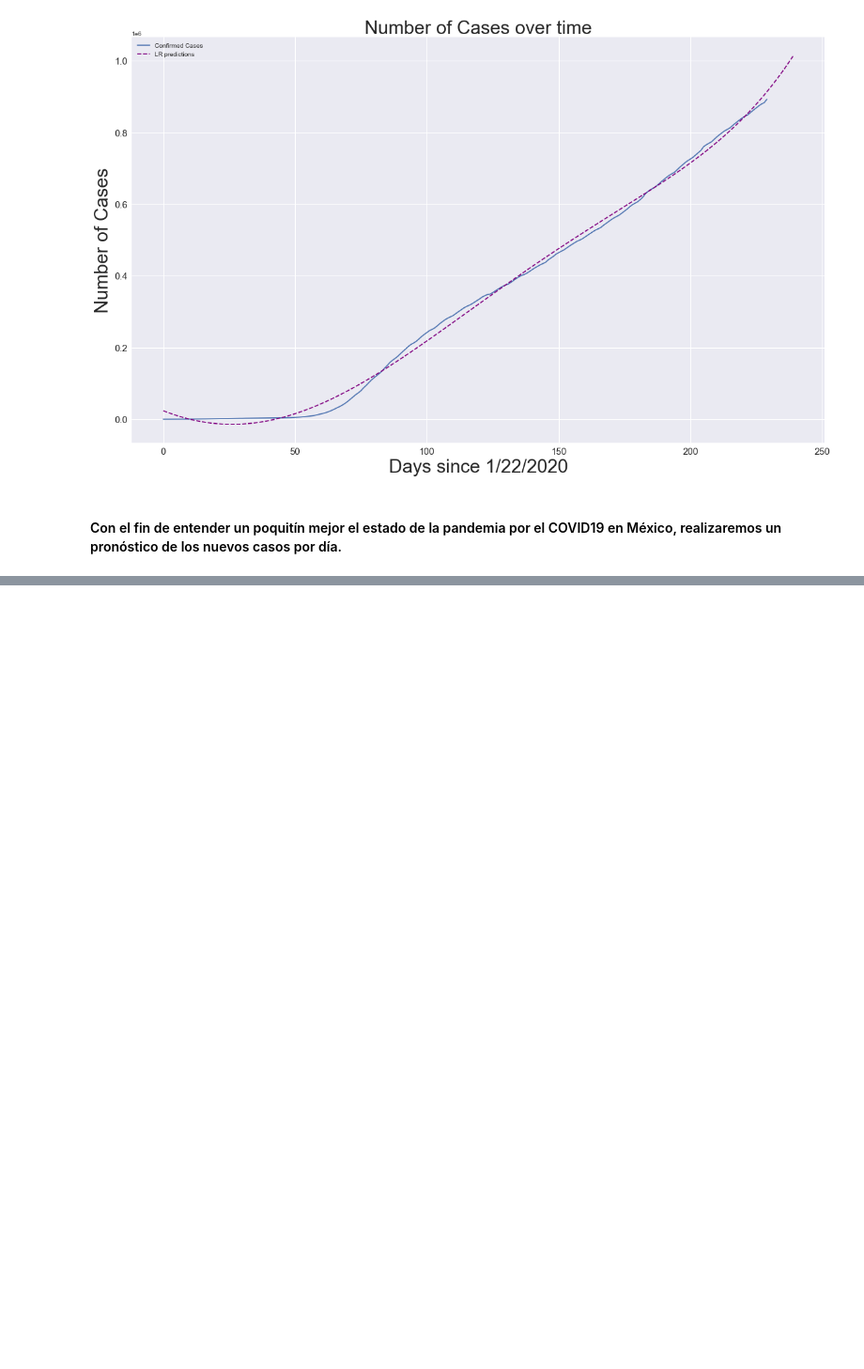
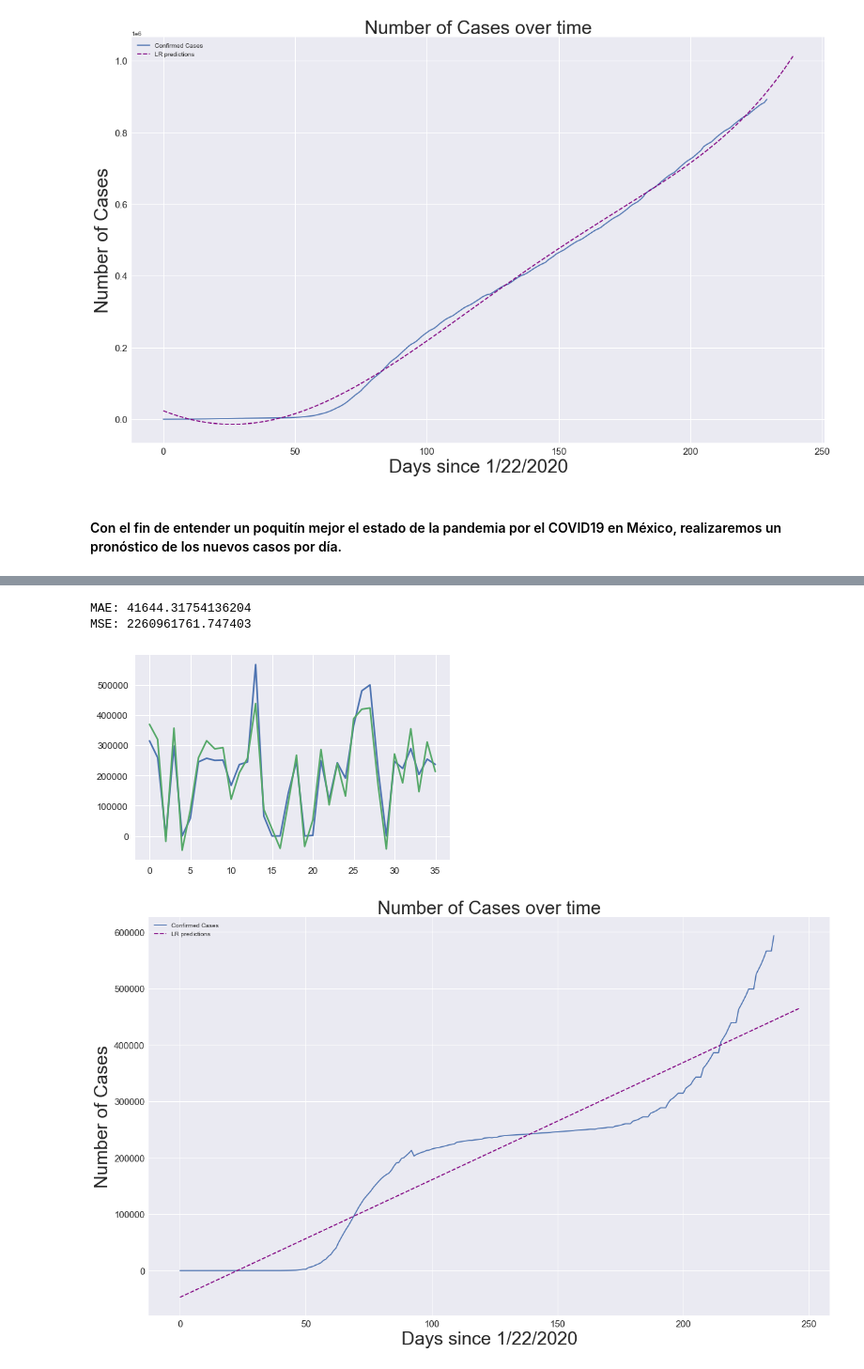
Before and after one commit to ivansmorales/Machine-Learning-Class, a Jupyter notebook: Class Samples/Ejercicio_Prediccion.ipynb, the cells around one changed output, grey strips where cells are left out. Shown at 94% size. Cells and saved outputs as stored; diff of their text form; code cells hidden in the pictures; blank space fills up the shorter version.

```diff
--- a/Class Samples/Ejercicio_Prediccion.ipynb
+++ b/Class Samples/Ejercicio_Prediccion.ipynb
@@ -517,0 +544,15 @@ plt.show()
+# %%
+import numpy as np
+import pandas as pd
+import matplotlib.pyplot as plt
+import matplotlib.colors as mcolors
+import random
+import math
+import time
+from sklearn.model_selection import RandomizedSearchCV, train_test_split
+from sklearn.svm import SVR
+from sklearn.metrics import mean_squared_error, mean_absolute_error
+import datetime
+import operator
+plt.style.use('seaborn')
+%matplotlib inline
@@ -517,0 +562,64 @@ plt.show()
+# %%
+#Html paths for csv files from John Hopkins - Confirmed / Death cases
+confirmedPath = 'https://raw.githubusercontent.com/CSSEGISandData/COVID-19/master/csse_covid_19_data/csse_covid_19_time_series/time_series_covid19_confirmed_global.csv'
+
+confirmed_cases = pd.read_csv(confirmedPath, header=0, index_col=0, parse_dates=True, squeeze=True)
+confirmed_cases = confirmed_cases.reset_index()
+cols = confirmed_cases.keys()
+
+spain_confirmed = confirmed_cases[confirmed_cases["Country/Region"] == "Spain"]
+confirmed = spain_confirmed.loc[:, cols[4]:cols[-1]]
+dates = confirmed.keys()
+world_cases = []
+mortality_rate = []
+
+for i in dates:
+    confirmed_sum = confirmed[i].sum()
+    world_cases.append(confirmed_sum)
+    #mortality_rate.append(death_sum/confirmed_sum)
+
+days_since = np.array([i for i in range(len(dates))]).reshape(-1,1)
+world_cases = np.array(world_cases).reshape(-1,1)
+
+days_in_future = 10
+future_forecast = np.array([i for i in range(len(dates)+days_in_future)]).reshape(-1,1)
+adjusted_dates = future_forecast[:-10]
+
+start = '1/22/2020'
+start_date = datetime.datetime.strptime(start, '%m/%d/%Y')
+future_forecast_dates = []
+for i in range(len(future_forecast)):
+    future_forecast_dates.append((start_date + datetime.timedelta(days=i)).strftime('%m/%d/%Y'))
+
+latest_confirmed = confirmed_cases[dates[-4]]
+latest_deaths = death_cases[dates[-4]]
+
+X_train_confirmed, X_test_confirmed, y_train_confirmed, y_test_confirmed = train_test_split(days_since, world_cases,
+                                                    test_size=0.15)
+
+from sklearn.linear_model import LinearRegression
+linear_model = LinearRegression(normalize=True, fit_intercept=True)
+linear_model.fit(X_train_confirmed, y_train_confirmed)
+test_linear_pred = linear_model.predict(X_test_confirmed)
+linear_pred = linear_model.predict(future_forecast)
+print('MAE:', mean_absolute_error(test_linear_pred, y_test_confirmed))
+print('MSE:', mean_squared_error(test_linear_pred, y_test_confirmed))
+
+plt.plot(y_test_confirmed)
+plt.plot(test_linear_pred)
+
+plt.figure(figsize = (20,12))
+plt.plot(adjusted_dates, world_cases)
+plt.plot(future_forecast, linear_pred, linestyle='dashed', color='purple')
+plt.title('Number of Cases over time', size=30)
+plt.xlabel('Days since 1/22/2020', size=30)
+plt.ylabel('Number of Cases', size = 30)
+plt.legend(['Confirmed Cases', 'LR predictions'])
+plt.xticks(size=15)
+plt.yticks(size=15)
+plt.show()
+# %% [output]
+MAE: 41644.31754136204
+MSE: 2260961761.747403
+[figure, added]
+[figure, added]
```
Also changed, not shown: parts of 29 cells of this notebook, 5 other files.
